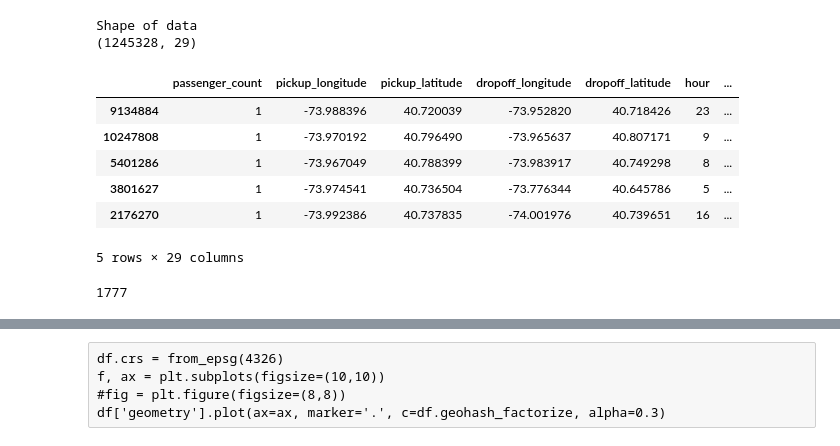
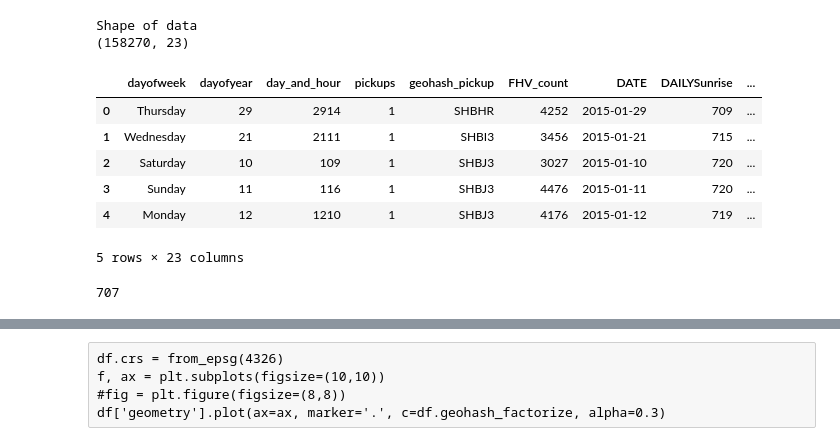
Before and after one commit to lingyielia/YellowTaxi, a Jupyter notebook: geohashmap.ipynb, the cells around one changed output, grey strips where cells are left out. Cells and saved outputs as stored; diff of their text form; code cells hidden in the pictures.

```diff
--- a/geohashmap.ipynb
+++ b/geohashmap.ipynb
@@ -12,16 +12,16 @@ import pysal as ps
 from fiona.crs import from_epsg
 from shapely.geometry import Polygon
 # %%
-df = pd.read_csv('final_clean_data_201501_shorter.csv', index_col=0)
+df = pd.read_csv('final_clean_data_201501_06.csv', index_col=0)
 print ("Shape of data\n{}".format(df.shape))
 df.head()
 # %% [output]
 Shape of data
-(1245328, 29)
+(158270, 23)
-|  | passenger_count | pickup_longitude | pickup_latitude | dropoff_longitude | dropoff_latitude | hour | ... |
-| 9134884 | 1 | -73.988396 | 40.720039 | -73.952820 | 40.718426 | 23 | ... |
-| 10247808 | 1 | -73.970192 | 40.796490 | -73.965637 | 40.807171 | 9 | ... |
-| 5401286 | 1 | -73.967049 | 40.788399 | -73.983917 | 40.749298 | 8 | ... |
-| 3801627 | 1 | -73.974541 | 40.736504 | -73.776344 | 40.645786 | 5 | ... |
-| 2176270 | 1 | -73.992386 | 40.737835 | -74.001976 | 40.739651 | 16 | ... |
+|  | dayofweek | dayofyear | day_and_hour | pickups | geohash_pickup | FHV_count | DATE | DAILYSunrise | ... |
+| 0 | Thursday | 29 | 2914 | 1 | SHBHR | 4252 | 2015-01-29 | 709 | ... |
+| 1 | Wednesday | 21 | 2111 | 1 | SHBI3 | 3456 | 2015-01-21 | 715 | ... |
+| 2 | Saturday | 10 | 109 | 1 | SHBJ3 | 3027 | 2015-01-10 | 720 | ... |
+| 3 | Sunday | 11 | 116 | 1 | SHBJ3 | 4476 | 2015-01-11 | 720 | ... |
+| 4 | Monday | 12 | 1210 | 1 | SHBJ3 | 4176 | 2015-01-12 | 719 | ... |
-5 rows × 29 columns
+5 rows × 23 columns
@@ -30,4 +30,4 @@ df = df[['dropoff_longitude','dropoff_latitude', 'geohash_dropoff']]
 # %%
-len(df.geohash_dropoff.unique())
+len(df1.geohash_pickup.unique())
 # %% [output]
-1777
+707
```
Also changed, not shown: parts of 27 cells of this notebook.
